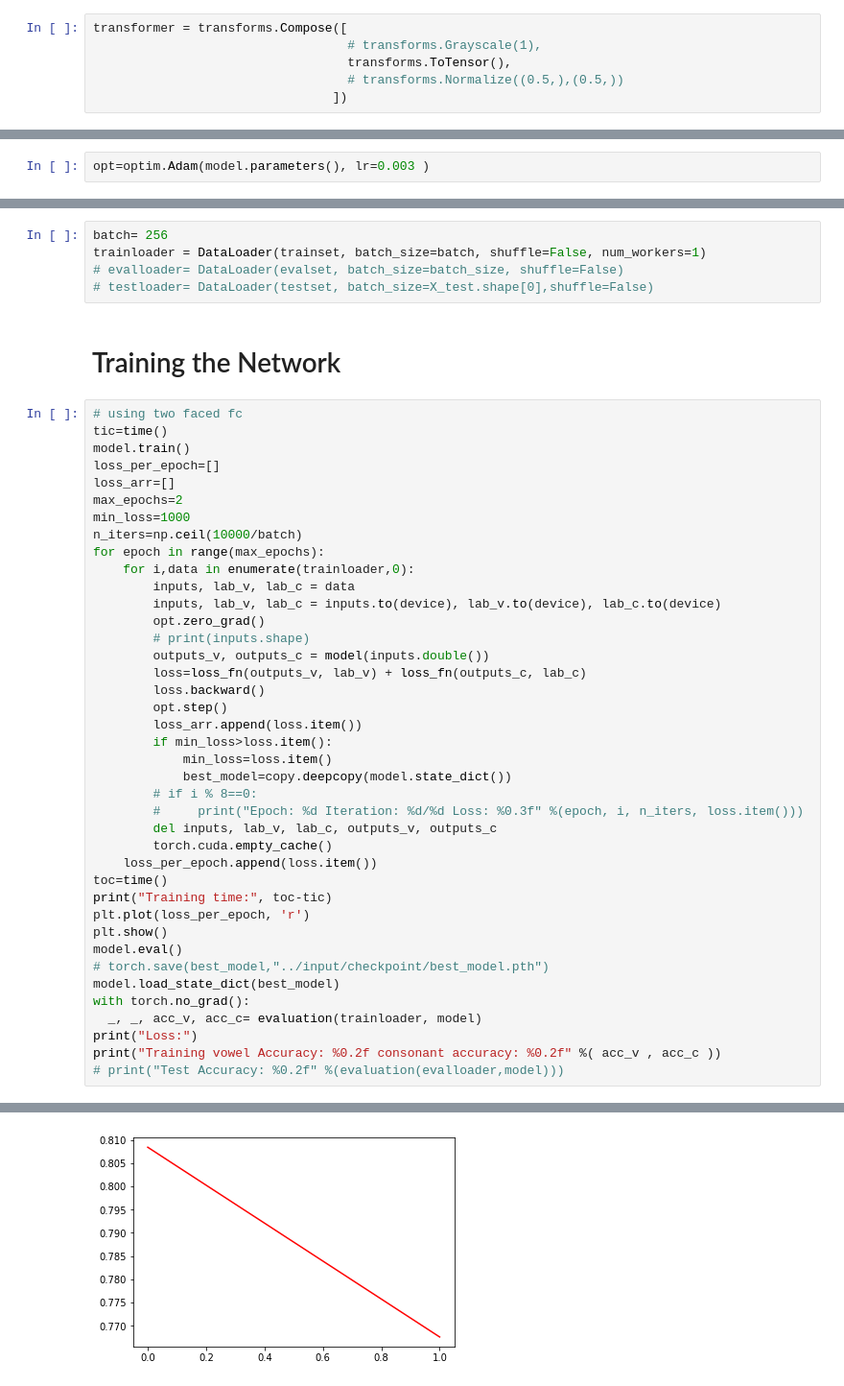
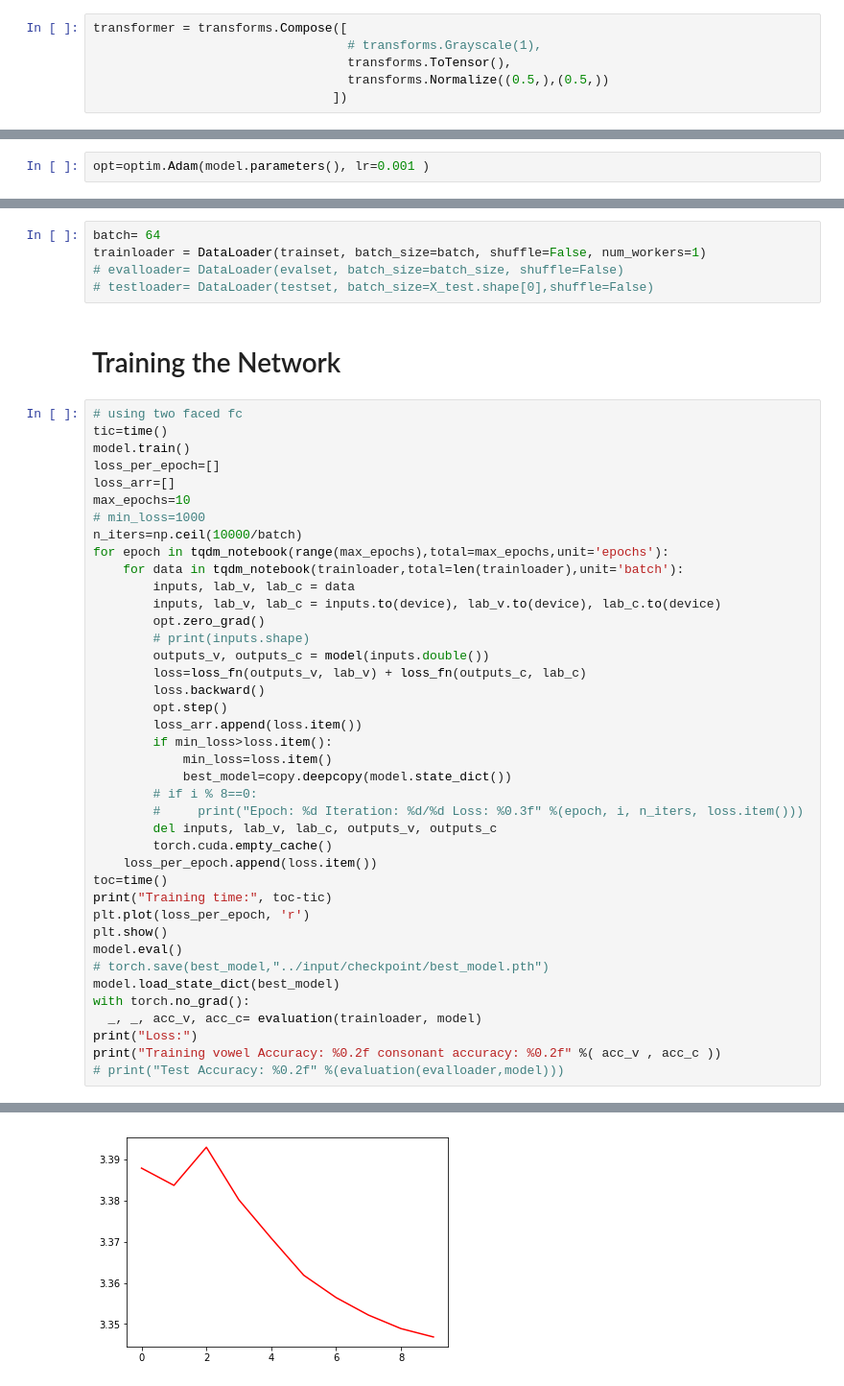
Before and after one commit to NavneetSajwan/Hindi-Vowel-Consonant-Classification, a Jupyter notebook: Hindi_Vowel_Consonant_Classification_data_preprocessing.ipynb, the cells around one changed output, grey strips where cells are left out. Shown at 96% size. Drawn from its saved outputs; the diff is of its cells as text.

Commit message:
Added TQDM progress bars

```diff
--- a/Hindi_Vowel_Consonant_Classification_data_preprocessing.ipynb
+++ b/Hindi_Vowel_Consonant_Classification_data_preprocessing.ipynb
@@ -101,7 +101,7 @@ len(consonants)
 transformer = transforms.Compose([
                                   # transforms.Grayscale(1),
                                   transforms.ToTensor(),
-                                  # transforms.Normalize((0.5,),(0.5,))
+                                  transforms.Normalize((0.5,),(0.5,))
                                 ])
 # %%
 # image, vow, cons=trainset.__getitem__(3)
@@ -296,7 +297,7 @@ model = super_resnet(model).double().to(device)
 #     param.squeeze()
 loss_fn=nn.CrossEntropyLoss()
 # %%
-opt=optim.Adam(model.parameters(), lr=0.003 )
+opt=optim.Adam(model.parameters(), lr=0.001 )
 # %% [markdown]
 ## Loading into dataloaders
 # %%
@@ -304,5 +306,5 @@ import copy
 # %%
-batch= 256
+batch= 64
 trainloader = DataLoader(trainset, batch_size=batch, shuffle=False, num_workers=1)
 # evalloader= DataLoader(evalset, batch_size=batch_size, shuffle=False)
 # testloader= DataLoader(testset, batch_size=X_test.shape[0],shuffle=False)
@@ -314,11 +316,11 @@ tic=time()
 model.train()
 loss_per_epoch=[]
 loss_arr=[]
-max_epochs=2
-min_loss=1000
+max_epochs=10
+# min_loss=1000
 n_iters=np.ceil(10000/batch)
-for epoch in range(max_epochs):
-    for i,data in enumerate(trainloader,0):
+for epoch in tqdm_notebook(range(max_epochs),total=max_epochs,unit='epochs'):
+    for data in tqdm_notebook(trainloader,total=len(trainloader),unit='batch'):
         inputs, lab_v, lab_c = data
         inputs, lab_v, lab_c = inputs.to(device), lab_v.to(device), lab_c.to(device)
         opt.zero_grad()
@@ -353,2 +366,2 @@ Training time: 17.06681776046753
-[figure, old version]
+[figure, new version]
 Loss:
```
Also changed, not shown: parts of 7 cells of this notebook.
